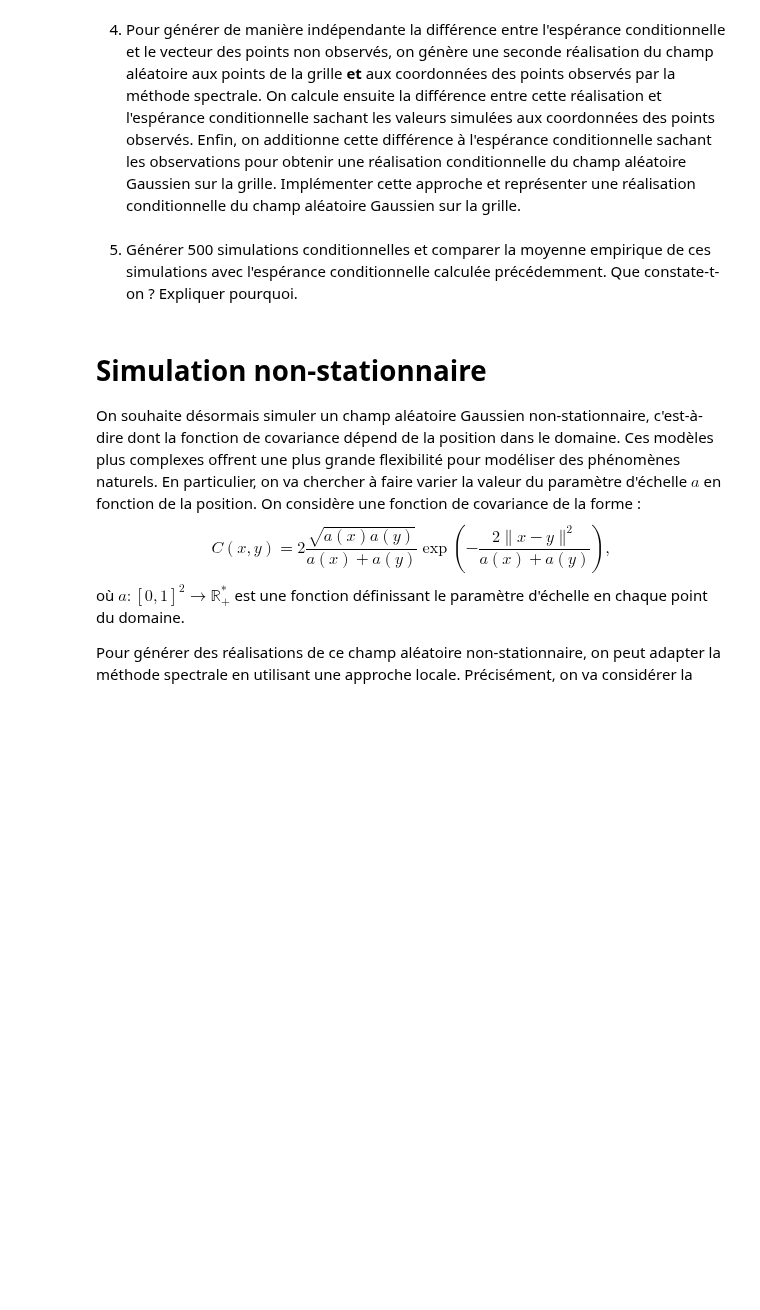
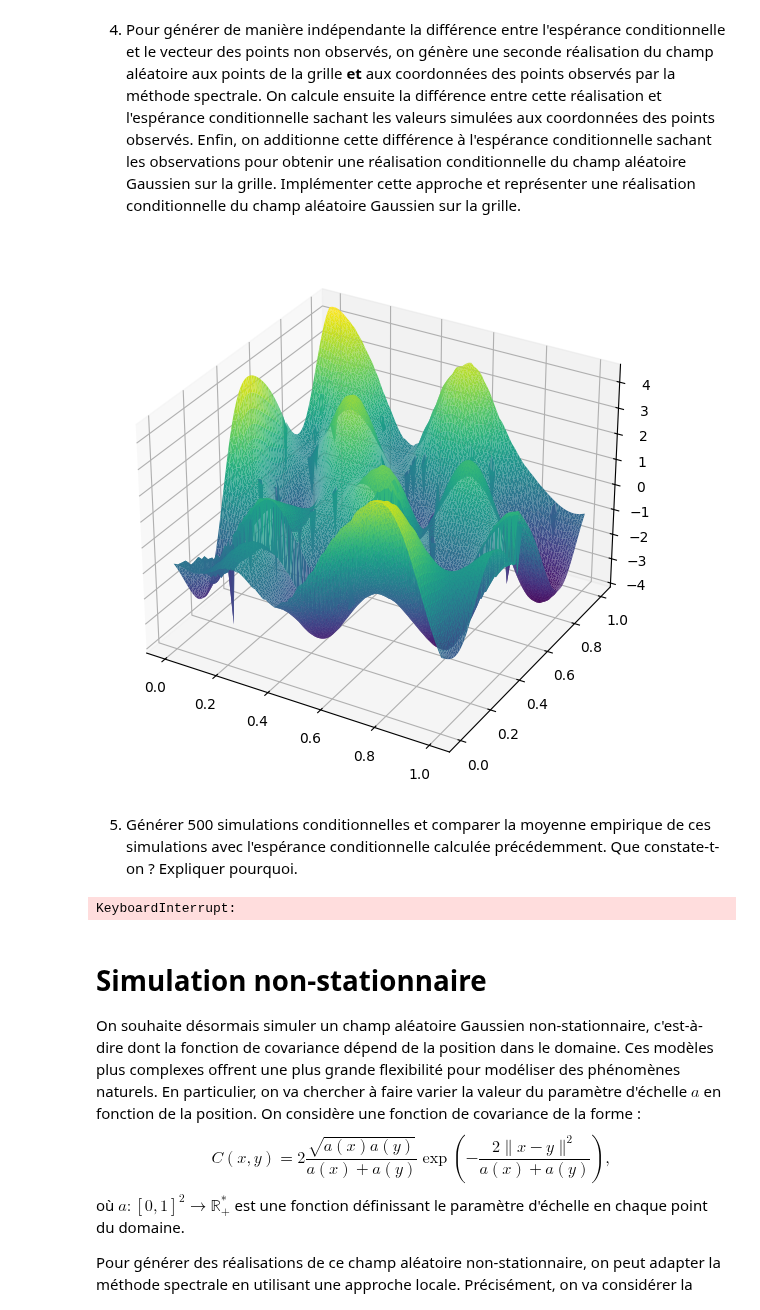
Before and after one commit to Martinks28/Projet-proba, a Jupyter notebook: Projet Probabilités.ipynb, the cells around one changed output. Cells and saved outputs as stored; diff of their text form; code cells hidden in the pictures; blank space fills up the shorter version.

```diff
--- a/Projet Probabilités.ipynb
+++ b/Projet Probabilités.ipynb
@@ -459,18 +459,63 @@ plt.show()
 # %% [markdown]
 4. Pour générer de manière indépendante la différence entre l'espérance conditionnelle et le vecteur des points non observés, on génère une seconde réalisation du champ aléatoire aux points de la grille **et** aux coordonnées des points observés par la méthode spectrale. On calcule ensuite la différence entre cette réalisation et l'espérance conditionnelle sachant les valeurs simulées aux coordonnées des points observés. Enfin, on additionne cette différence à l'espérance conditionnelle sachant les observations pour obtenir une réalisation conditionnelle du champ aléatoire Gaussien sur la grille. Implémenter cette approche et représenter une réalisation conditionnelle du champ aléatoire Gaussien sur la grille.
 # %%
-X = f(100,a,50) # Valeurs du champ simulé par la méthode spectrale.
+X = simu_spectrale(tableau_de_points,a,50) # Valeurs du champ simulé par la méthode spectrale.
 
-# Il faut maintenant mettre ces points dans le même ordre que les points des valeurs de l'espérance conditionnelle.
+# Il faut maintenant extraire les valeurs connues dans le bon ordre.
 
-X_u = np.array([])
+x1_simu = np.empty(50)
 
-for x in liste_points :
-    np.append(X_u, X[x[0],x[1]])
+i=0
+for u in liste_cles :
+    x1_simu[i] = X[u[0]+u[1]]
+    i+=1
 
-diff = X_u - z
+# On peut reprendre la formule de l'espérance conditionnelle de la question précédente mais en prenant x1 = x1_simu.
+
+E_cond_simu = np.dot(C_X2X1, np.dot(C_X1_inv, x1_simu))
+
+z_1 = np.concatenate((E_cond_simu, x1_simu))
+
+Champ_condit = X - z_1 + z
+
+fig = plt.figure(figsize=(7,7))
+axes = plt.axes(projection="3d")
+axes.plot_trisurf(x,y,Champ_condit, cmap="viridis")
+plt.show()
+# %% [output]
+[figure, added]
 # %% [markdown]
 5. Générer 500 simulations conditionnelles et comparer la moyenne empirique de ces simulations avec l'espérance conditionnelle calculée précédemment. Que constate-t-on ? Expliquer pourquoi.
+# %%
+S = Champ_condit
+
+for j in range(0,499) :
+    X = simu_spectrale(tableau_de_points,a,50)
+    x1_simu = np.empty(50)
+
+    i=0
+    for u in liste_cles :
+        x1_simu[i] = X[u[0]+u[1]]
+        i+=1
+
+    E_cond_simu = np.dot(C_X2X1, np.dot(C_X1_inv, x1_simu))
+
+    z_1 = np.concatenate((E_cond_simu, x1_simu))
+
+    C = X - z_1 + z
+
+    S += C
+
+M = S/500
+
+# On trace la différence avec l'espérance conditionnelle
+
+fig = plt.figure(figsize=(7,7))
+axes = plt.axes(projection="3d")
+axes.plot_trisurf(x,y,M-z, cmap="viridis")
+plt.show()
+# %% [output]
+KeyboardInterrupt:
 # %% [markdown]
 # Simulation non-stationnaire
 
```
Also changed, not shown: parts of 5 cells of this notebook.
